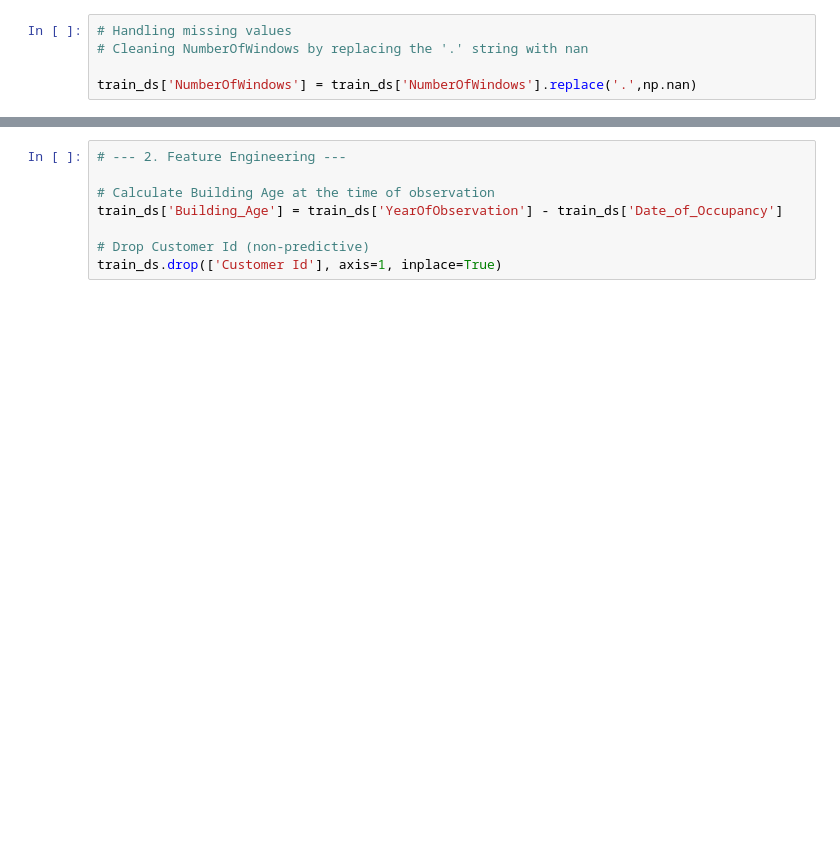
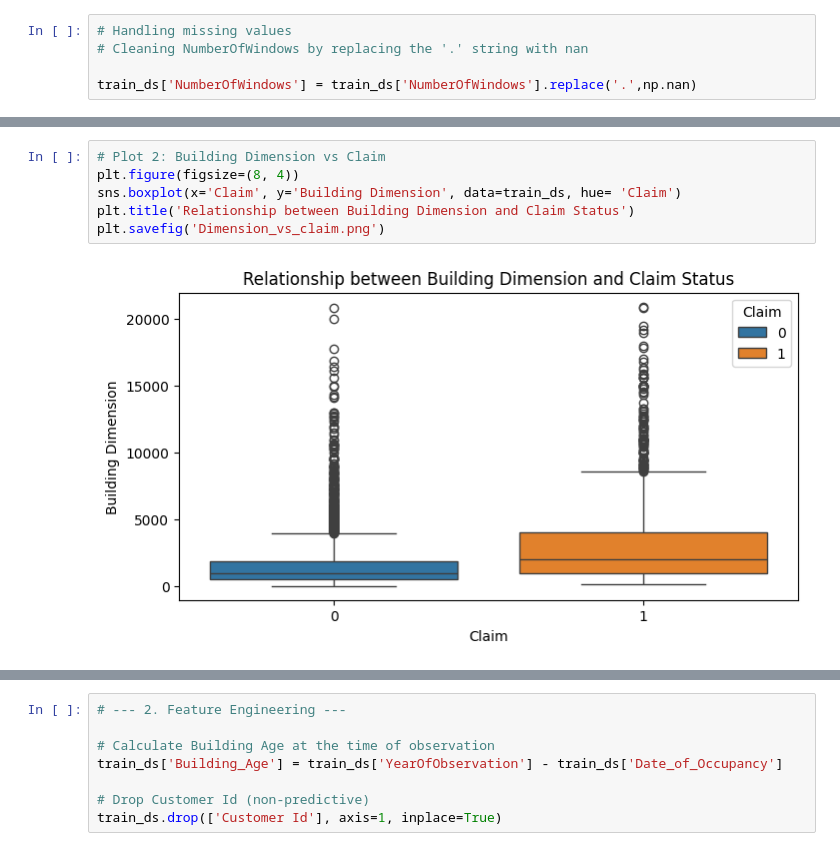
Before and after one commit to Mkof37/AINOW_DSML_PROJECT, a Jupyter notebook: Capstone_Mojisola.ipynb, the cells around one changed output, grey strips where cells are left out. Cells and saved outputs as stored; diff of their text form; blank space fills up the shorter version.

```diff
--- a/Capstone_Mojisola.ipynb
+++ b/Capstone_Mojisola.ipynb
@@ -79,0 +103,8 @@ train_ds['Geo_Code'] =train_ds['Geo_Code'].fillna(train_ds['Geo_Code'].mode()[0]
+# %%
+# Plot 2: Building Dimension vs Claim
+plt.figure(figsize=(8, 4))
+sns.boxplot(x='Claim', y='Building Dimension', data=train_ds, hue= 'Claim')
+plt.title('Relationship between Building Dimension and Claim Status')
+plt.savefig('Dimension_vs_claim.png')
+# %% [output]
+[figure, added]
```
Also changed, not shown: parts of 15 cells of this notebook.
